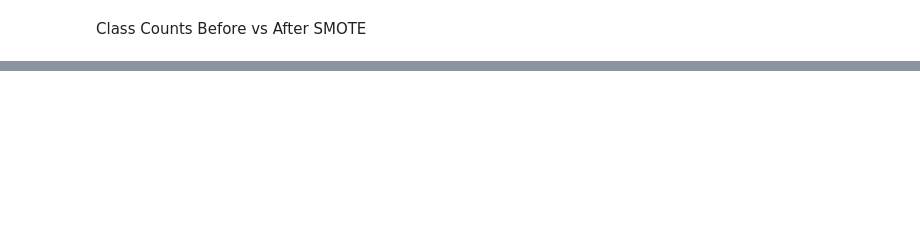
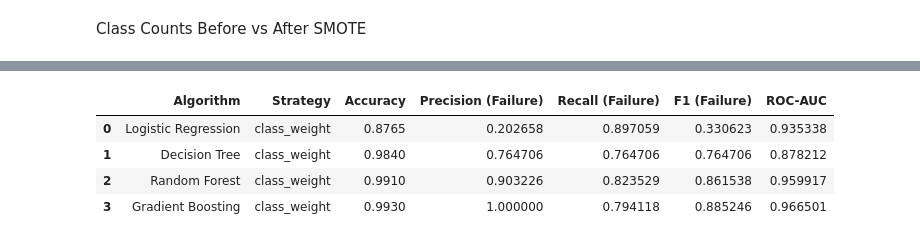
Before and after one commit to chaminduchirantha/predictive-maintenance-rul, a Jupyter notebook: notebooks/ml_final_project.ipynb, the cells around one changed output, grey strips where cells are left out. Cells and saved outputs as stored; diff of their text form; code cells hidden in the pictures; blank space fills up the shorter version.

Commit message:
model: train and compare 4 classifiers with class weighting

```diff
--- a/notebooks/ml_final_project.ipynb
+++ b/notebooks/ml_final_project.ipynb
@@ -302,0 +304,36 @@ plt.show()
+# %%
+from sklearn.linear_model import LogisticRegression
+from sklearn.tree import DecisionTreeClassifier
+from sklearn.ensemble import RandomForestClassifier, GradientBoostingClassifier
+from sklearn.metrics import accuracy_score, precision_score, recall_score, f1_score, roc_auc_score
+
+models = {
+    'Logistic Regression': LogisticRegression(class_weight='balanced', random_state=42, max_iter=1000),
+    'Decision Tree': DecisionTreeClassifier(class_weight='balanced', random_state=42),
+    'Random Forest': RandomForestClassifier(class_weight='balanced', random_state=42),
+    'Gradient Boosting': GradientBoostingClassifier(random_state=42)
+}
+
+results_cw = []
+for name, model in models.items():
+    model.fit(X_train_scaled, y_train)
+    y_pred = model.predict(X_test_scaled)
+    y_proba = model.predict_proba(X_test_scaled)[:, 1]
+    results_cw.append({
+        'Algorithm': name,
+        'Strategy': 'class_weight',
+        'Accuracy': accuracy_score(y_test, y_pred),
+        'Precision (Failure)': precision_score(y_test, y_pred, zero_division=0),
+        'Recall (Failure)': recall_score(y_test, y_pred, zero_division=0),
+        'F1 (Failure)': f1_score(y_test, y_pred, zero_division=0),
+        'ROC-AUC': roc_auc_score(y_test, y_proba)
+    })
+
+df_results_cw = pd.DataFrame(results_cw)
+display(df_results_cw)
+# %% [output]
+|  | Algorithm | Strategy | Accuracy | Precision (Failure) | Recall (Failure) | F1 (Failure) | ROC-AUC |
+| 0 | Logistic Regression | class_weight | 0.8765 | 0.202658 | 0.897059 | 0.330623 | 0.935338 |
+| 1 | Decision Tree | class_weight | 0.9840 | 0.764706 | 0.764706 | 0.764706 | 0.878212 |
+| 2 | Random Forest | class_weight | 0.9910 | 0.903226 | 0.823529 | 0.861538 | 0.959917 |
+| 3 | Gradient Boosting | class_weight | 0.9930 | 1.000000 | 0.794118 | 0.885246 | 0.966501 |
```
Also changed, not shown: parts of 8 cells of this notebook.
